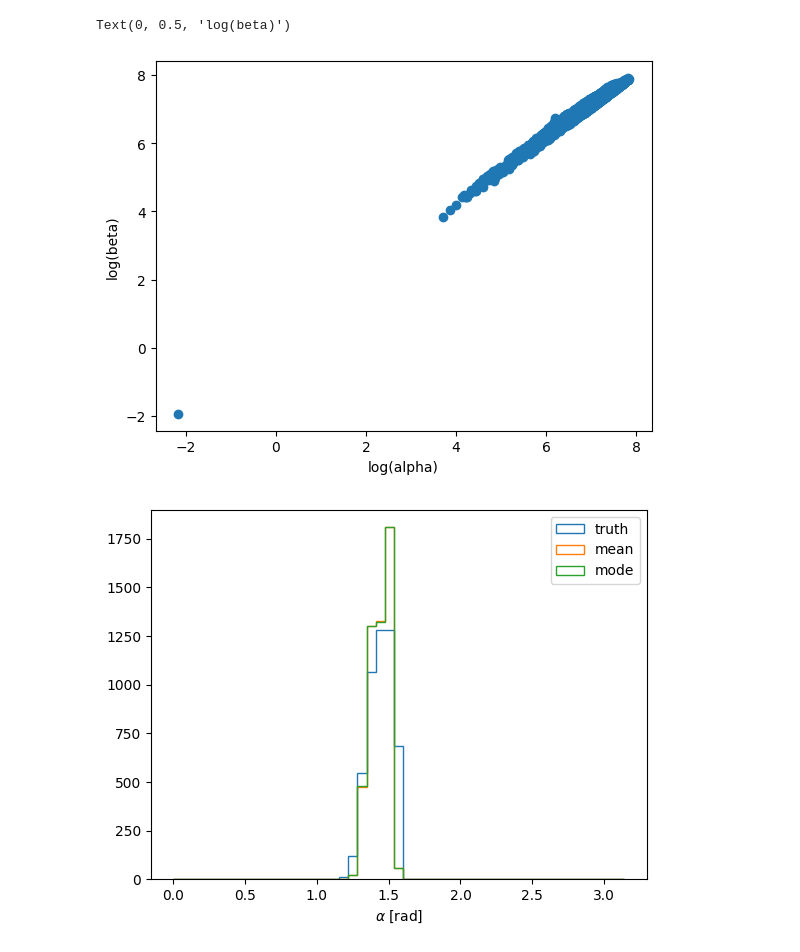
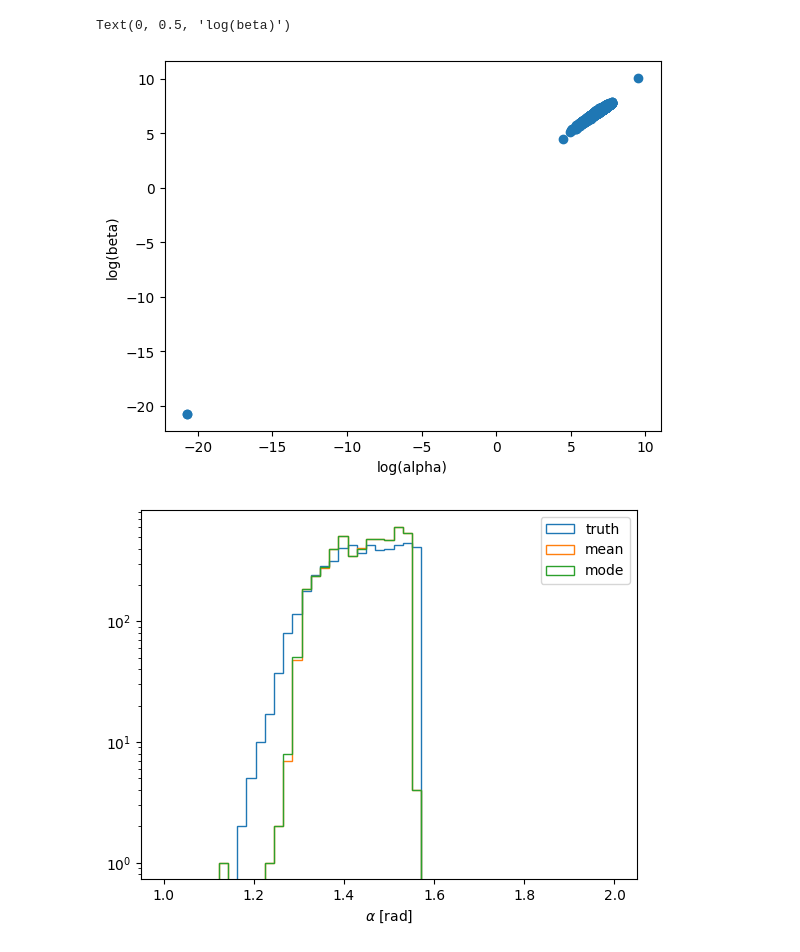
Before and after one commit to nhanvtran/directional-pixel-detectors, a Jupyter notebook: hit-position/train-1DB-Beta.ipynb, the cells around one changed output. Saved outputs shown, nothing was run; the diff lists cells and outputs as text; code cells hidden in the pictures.

```diff
--- a/hit-position/train-1DB-Beta.ipynb
+++ b/hit-position/train-1DB-Beta.ipynb
@@ -54,6 +55,6 @@ plt.hist(y_test,bins=np.linspace(0,0.5,100));
 # %%
 def param_transform(par):
-    return 1/(minval+tf.math.softplus(par))
+    return minval+tf.math.softplus(par)
 
 def beta_loss(y, p):
 
@@ -86,7 +87,7 @@ def CreateModel(shape):
 
 model=CreateModel(X_train.shape[1:])
 
-model.compile(optimizer=Adam(learning_rate=0.0001),
+model.compile(optimizer=Adam(learning_rate=0.001),
               loss=beta_loss)
 
 model.summary()
@@ -207,15 +208,16 @@ plt.xlabel('log(alpha)')
 plt.ylabel('log(beta)')
 # %% [output]
 Text(0, 0.5, 'log(beta)')
-[figure, old version]
+[figure, new version]
 # %%
-plt.hist(df['Btrue'],bins=np.linspace(0,pi,50),histtype='step',label='truth')
-plt.hist(df['mean'],bins=np.linspace(0,pi,50),histtype='step',label='mean')
-plt.hist(df['mode'],bins=np.linspace(0,pi,50),histtype='step',label='mode')
+plt.hist(df['Btrue'],bins=np.linspace(1,2,50),histtype='step',label='truth')
+plt.hist(df['mean'],bins=np.linspace(1,2,50),histtype='step',label='mean')
+plt.hist(df['mode'],bins=np.linspace(1,2,50),histtype='step',label='mode')
 #plt.yscale('Log')
 plt.xlabel(r'$\alpha$ [rad]')
 plt.legend()
+plt.yscale('log')
 plt.show()
 # %% [output]
-[figure, old version]
+[figure, new version]
 # %%
```
Also changed, not shown: parts of 12 cells of this notebook.
